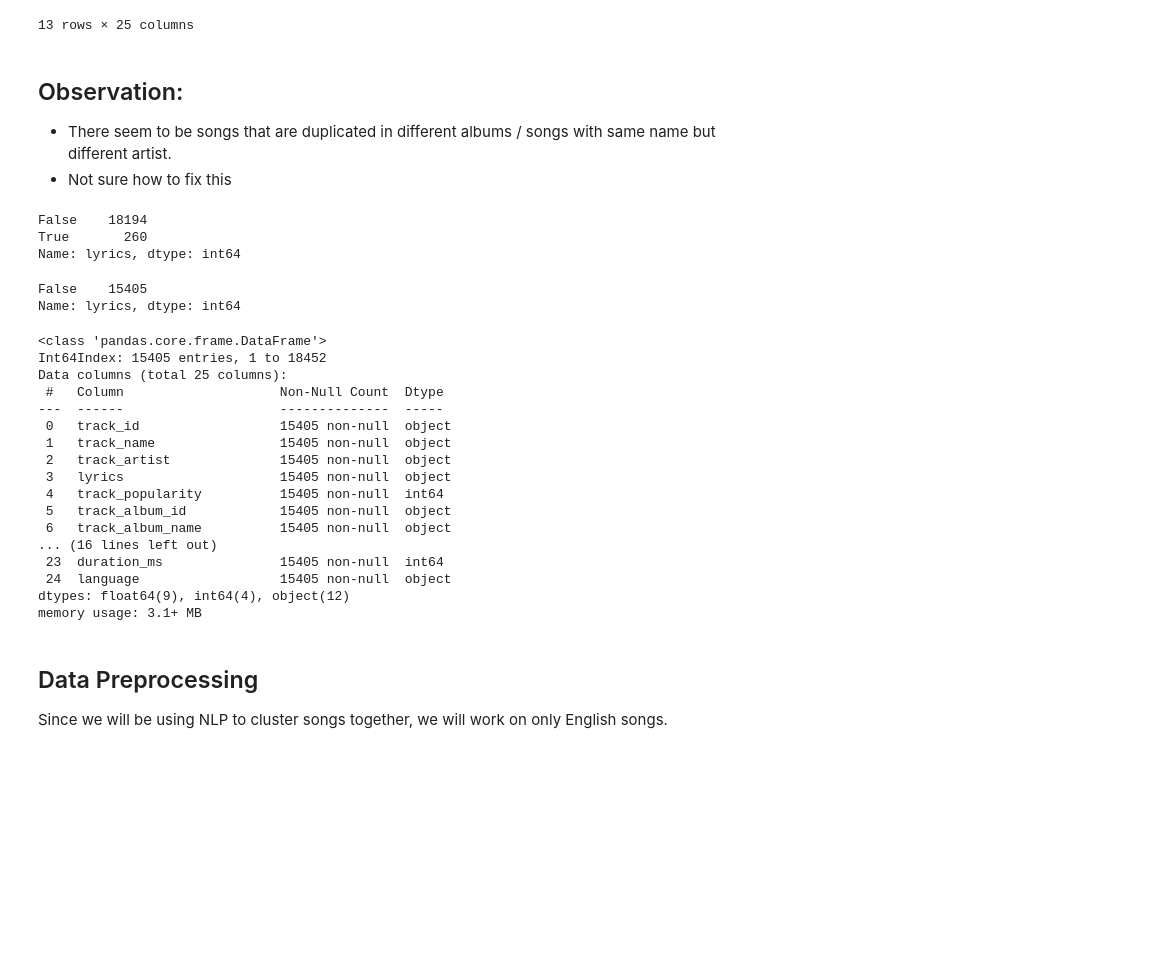
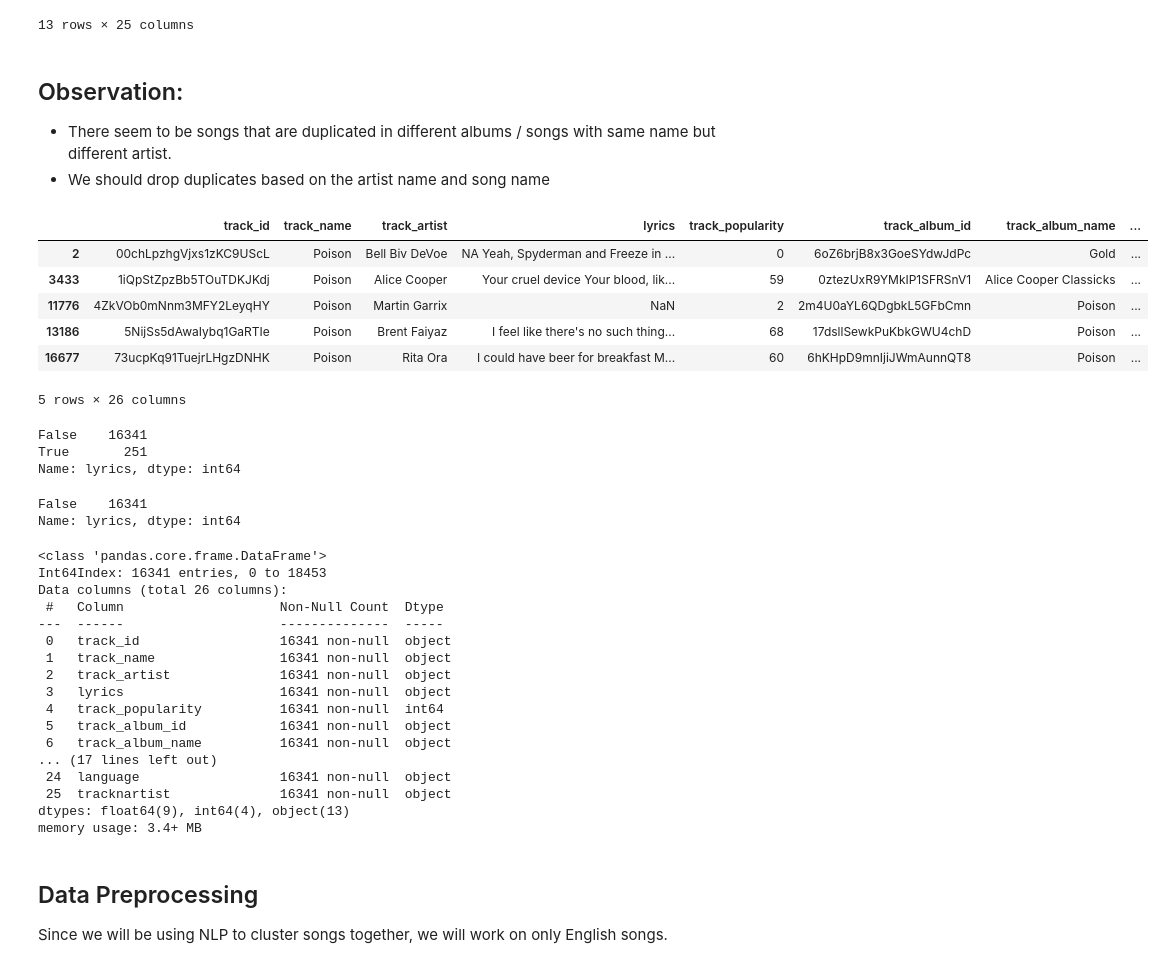
Before and after one commit to thames31/lyrics-emotion-detector, a Jupyter notebook: EDA.ipynb, the cells around one changed output. Cells and saved outputs as stored; diff of their text form; code cells hidden in the pictures; blank space fills up the shorter version.

```diff
--- a/EDA.ipynb
+++ b/EDA.ipynb
@@ -35,40 +35,54 @@ songs[songs.track_name == 'Poison']
 ## Observation:
 
 - There seem to be songs that are duplicated in different albums / songs with same name but different artist.
-- Not sure how to fix this
+- We should drop duplicates based on the artist name and song name
+# %%
+songs['tracknartist'] = songs['track_artist'] + ' ' + songs['track_name']
+# %%
+songs = songs.drop_duplicates(subset='tracknartist', keep='first')
+# %%
+songs[songs.track_name == 'Poison']
+# %% [output]
+|  | track_id | track_name | track_artist | lyrics | track_popularity | track_album_id | track_album_name | ... |
+| 2 | 00chLpzhgVjxs1zKC9UScL | Poison | Bell Biv DeVoe | NA Yeah, Spyderman and Freeze in ... | 0 | 6oZ6brjB8x3GoeSYdwJdPc | Gold | ... |
+| 3433 | 1iQpStZpzBb5TOuTDKJKdj | Poison | Alice Cooper | Your cruel device Your blood, lik... | 59 | 0ztezUxR9YMkIP1SFRSnV1 | Alice Cooper Classicks | ... |
+| 11776 | 4ZkVOb0mNnm3MFY2LeyqHY | Poison | Martin Garrix | NaN | 2 | 2m4U0aYL6QDgbkL5GFbCmn | Poison | ... |
+| 13186 | 5NijSs5dAwaIybq1GaRTIe | Poison | Brent Faiyaz | I feel like there's no such thing... | 68 | 17dsllSewkPuKbkGWU4chD | Poison | ... |
+| 16677 | 73ucpKq91TuejrLHgzDNHK | Poison | Rita Ora | I could have beer for breakfast M... | 60 | 6hKHpD9mnIjiJWmAunnQT8 | Poison | ... |
+5 rows × 26 columns
 # %%
 songs.lyrics.isna().value_counts()
 # %% [output]
-False    18194
-True       260
+False    16341
+True       251
 Name: lyrics, dtype: int64
 # %%
 songs.dropna(subset=['lyrics'], inplace=True)
 # %%
 songs.lyrics.isna().value_counts()
 # %% [output]
-False    15405
+False    16341
 Name: lyrics, dtype: int64
 # %%
 songs.info()
 # %% [output]
 <class 'pandas.core.frame.DataFrame'>
-Int64Index: 15405 entries, 1 to 18452
-Data columns (total 25 columns):
+Int64Index: 16341 entries, 0 to 18453
+Data columns (total 26 columns):
  #   Column                    Non-Null Count  Dtype
 ---  ------                    --------------  -----
- 0   track_id                  15405 non-null  object
- 1   track_name                15405 non-null  object
- 2   track_artist              15405 non-null  object
- 3   lyrics                    15405 non-null  object
- 4   track_popularity          15405 non-null  int64
- 5   track_album_id            15405 non-null  object
- 6   track_album_name          15405 non-null  object
-... (16 lines left out)
- 23  duration_ms               15405 non-null  int64
- 24  language                  15405 non-null  object
-dtypes: float64(9), int64(4), object(12)
-memory usage: 3.1+ MB
+ 0   track_id                  16341 non-null  object
+ 1   track_name                16341 non-null  object
+ 2   track_artist              16341 non-null  object
+ 3   lyrics                    16341 non-null  object
+ 4   track_popularity          16341 non-null  int64
+ 5   track_album_id            16341 non-null  object
+ 6   track_album_name          16341 non-null  object
+... (17 lines left out)
+ 24  language                  16341 non-null  object
+ 25  tracknartist              16341 non-null  object
+dtypes: float64(9), int64(4), object(13)
+memory usage: 3.4+ MB
 # %% [markdown]
 ## Data Preprocessing
 
```
Also changed, not shown: parts of 3 cells of this notebook, 9 other files.
